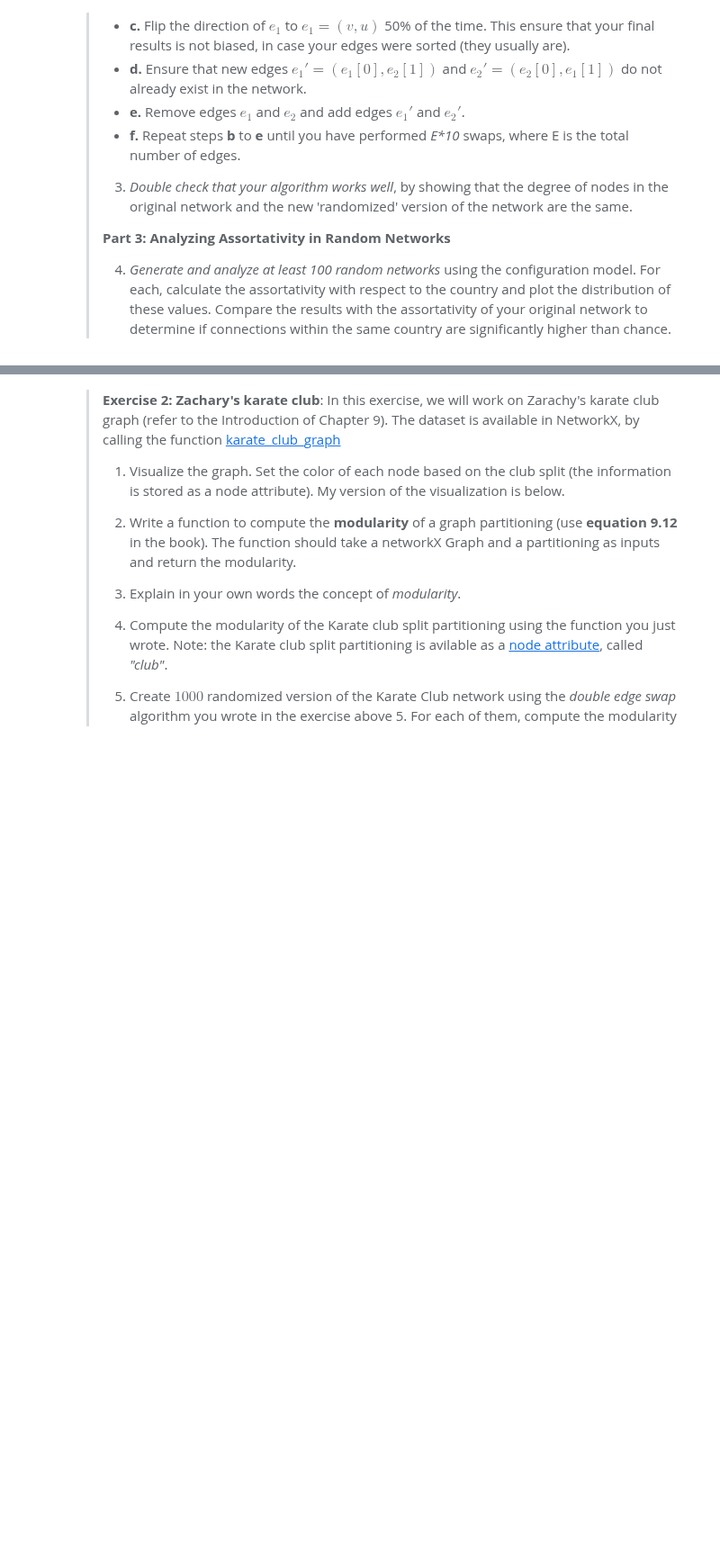
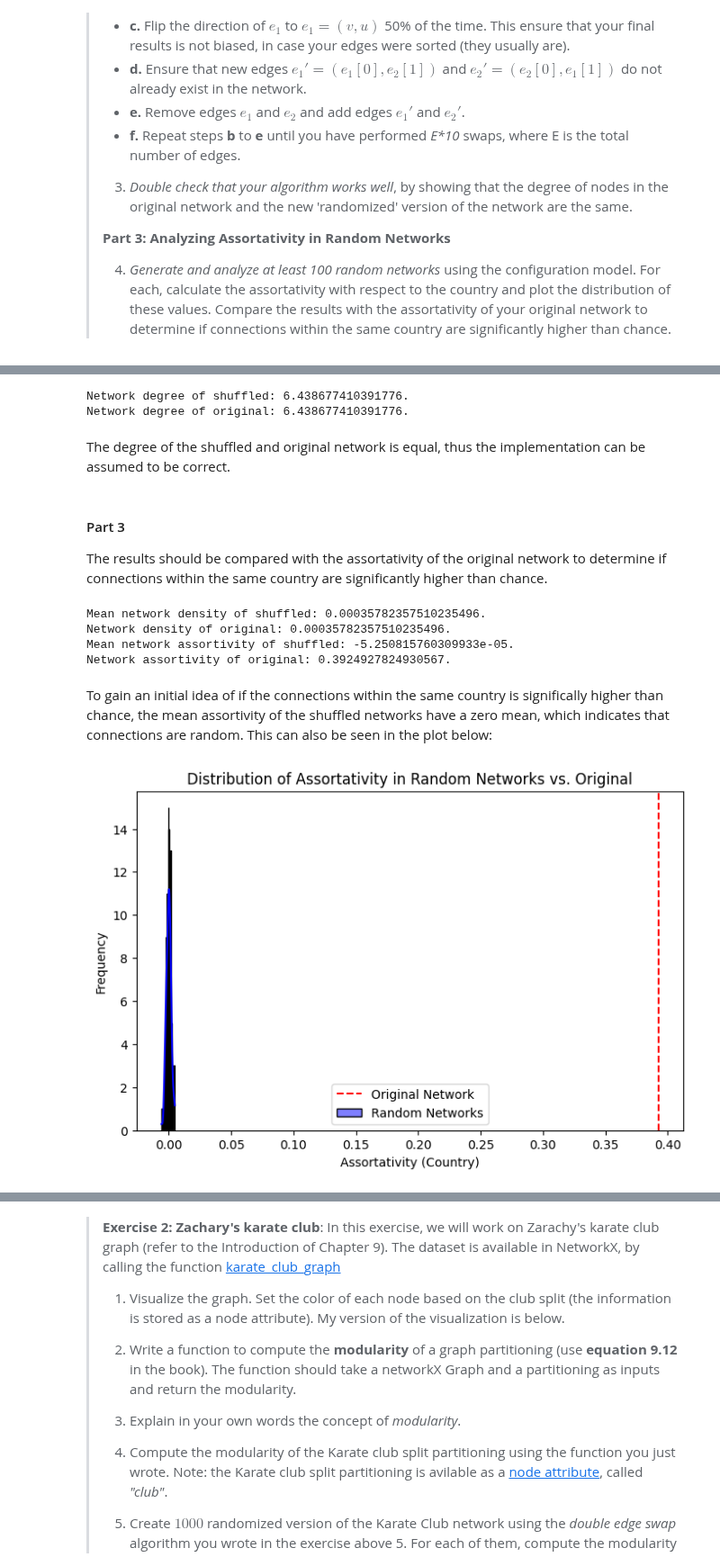
Before and after one commit to CarolineMortensen/Group_project_CSS, a Jupyter notebook: Assignment2.ipynb, the cells around one changed output, grey strips where cells are left out. Shown at 90% size. Drawn from its saved outputs; the diff is of its cells as text; code cells hidden in the pictures; blank space fills up the shorter version.

Commit message:
small updates and sampled 100 networks

```diff
--- a/Assignment2.ipynb
+++ b/Assignment2.ipynb
@@ -298,4 +320,3 @@ G2_shuffled = config_doubleswap(G)
 # %%
 shuffled_list = []
-shuffled_list.append(G2_shuffled)
 shuffled_list
@@ -328,0 +351,4 @@ print("Degree Stats:", degree_stats)
+# %%
+#opening the pickle
+with open("100_networks.pkl", "rb") as f:
+    shuffled_list = pickle.load(f)
@@ -329,25 +357,56 @@ print("Degree Stats:", degree_stats)
+# %%
+import statistics
+means, medians, mins, maxs = [], [], [], []
+
+for i in range(len(shuffled_list)):
+    node_degrees = [deg for _, deg in shuffled_list[i].degree()]
+    means.append(statistics.mean(node_degrees))
+    medians.append(statistics.median(node_degrees))
+    mins.append(min(node_degrees))
+    maxs.append(max(node_degrees))
+
+org_degree = [deg for _, deg in G.degree()]
+print(f"Network degree of shuffled: {statistics.mean(node_degrees)}.")
+print(f"Network degree of original: {statistics.mean(org_degree)}.")
+# %% [output]
+Network degree of shuffled: 6.438677410391776.
+Network degree of original: 6.438677410391776.
+# %% [markdown]
+The degree of the shuffled and original network is equal, thus the implementation can be assumed to be correct.
+# %% [markdown]
+#### Part 3
+The results should be compared with the assortativity of the original network to determine if connections within the same country are significantly higher than chance.
 # %%
-network_density2 = nx.density(G2)
+network_density2, assort_shuffled = [], []
+for i in range(len(shuffled_list)):
+    network_density2.append(nx.density(shuffled_list[i]))
+    assort_shuffled.append(assort_check(shuffled_list[i], "country"))
+
+assort_org = assort_check(G, "country")
 network_density = nx.density(G)
-print(f"Network density of shuffled: {network_density2}.")
+print(f"Mean network density of shuffled: {statistics.mean(network_density2)}.")
 print(f"Network density of original: {network_density}.")
+
+print(f"Mean network assortivity of shuffled: {statistics.mean(assort_shuffled)}.")
+print(f"Network assortivity of original: {assort_org}.")
+# %% [output]
+Mean network density of shuffled: 0.00035782357510235496.
+Network density of original: 0.00035782357510235496.
+Mean network assortivity of shuffled: -5.250815760309933e-05.
+Network assortivity of original: 0.3924927824930567.
+# %% [markdown]
+To gain an initial idea of if the connections within the same country is significally higher than chance, the mean assortivity of the shuffled networks have a zero mean, which indicates that connections are random. This can also be seen in the plot below:
 # %%
-#plotting the distributions
-original_network = shuffled_networks[0]
-shuffled_networks = shuffled_networks[1:]
-assortativity_values = [nx.attribute_assortativity_coefficient(G, "country") for G in shuffled_networks]
-
-# Compute assortativity of original network
-original_assortativity = nx.attribute_assortativity_coefficient(original_network, "country")
-
 # Plot distribution
 plt.figure(figsize=(8, 5))
-sns.histplot(assortativity_values, bins=20, kde=True, color="blue", label="Random Networks")
-plt.axvline(original_assortativity, color="red", linestyle="dashed", label="Original Network")
+sns.histplot(assort_shuffled, bins=20, kde=True, color="blue", label="Random Networks")
+plt.axvline(assort_org, color="red", linestyle="dashed", label="Original Network")
 
 # Labels and legend
 plt.xlabel("Assortativity (Country)")
 plt.ylabel("Frequency")
 plt.legend()
 plt.title("Distribution of Assortativity in Random Networks vs. Original")
 plt.show()
+# %% [output]
+[figure, added]
```
Also changed, not shown: parts of 39 cells of this notebook.
